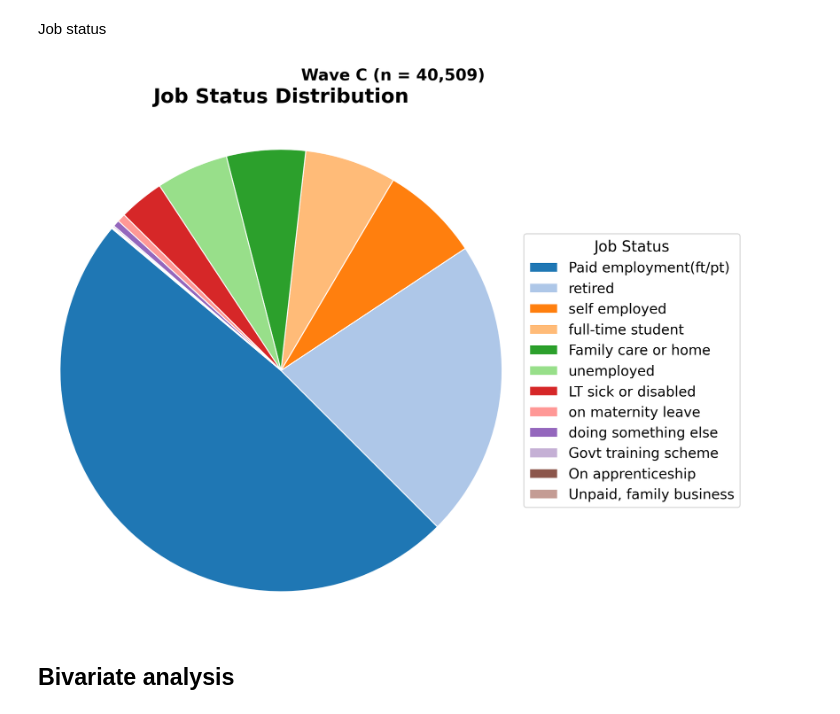
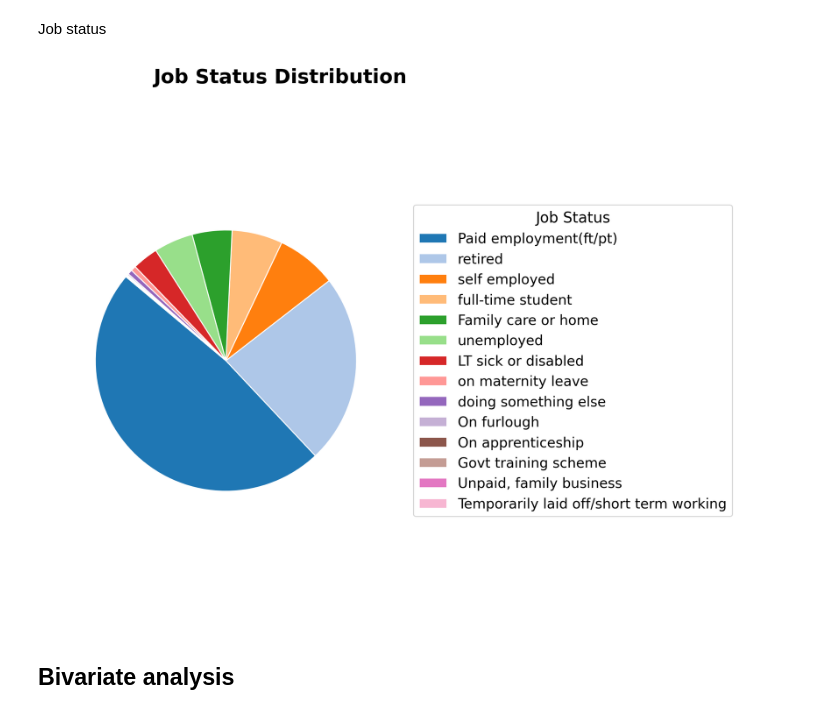
Before and after one commit to arikatz123/ukhls_informal_institutions_project, a Jupyter notebook: notebooks/refined_data_processing.ipynb, the cells around one changed output. Cells and saved outputs as stored; diff of their text form; code cells hidden in the pictures.

```diff
--- a/notebooks/refined_data_processing.ipynb
+++ b/notebooks/refined_data_processing.ipynb
@@ -60,5 +57,0 @@ Great! For now, I'll just use data from wave C, which has the highest number of
-# %%
-# Drop all waves except wave c
-
-df = df[df['wave'] == 'c']
-print("Shape after dropping waves:", df.shape)
@@ -365,36 +397,35 @@ Job status
 jb_counts = X['jbstat'].value_counts()
 jb_labels_sorted = jb_counts.index.astype(int)
 jb_sizes_sorted = jb_counts.values
 
 # Get value labels from meta
 jbstat_labelset = meta.variable_to_label.get('jbstat')
 jbstat_labels = meta.value_labels.get(jbstat_labelset, {})
 jb_labels_text = [jbstat_labels.get(code, str(code)) for code in jb_labels_sorted]
 
 from matplotlib import cm
 
 # Pie chart for job status: legend uses value labels from meta
 cmap = plt.get_cmap('tab20')
 pie_colors = [cmap(i) for i in range(len(jb_sizes_sorted))]
 
 plt.figure(figsize=(10, 8))
-plt.suptitle("Wave C (n = 40,509)", fontsize=16, weight='bold', y=0.97, ha='center')
 
 wedges, _ = plt.pie(
     jb_sizes_sorted,
     labels=None,
     startangle=140,
     colors=pie_colors,
     wedgeprops={'edgecolor': 'white', 'linewidth': 1}
 )
 
 plt.legend(wedges, jb_labels_text, title="Job Status", loc="center left", bbox_to_anchor=(1, 0.5), fontsize=14, title_fontsize=15)
-plt.title("Job Status Distribution", fontsize=20, weight='bold', pad=25, loc='center')
+plt.title("Job Status Distribution", fontsize=20, weight='bold', pad=25, loc='right')
 plt.axis("equal")
 plt.tight_layout()
 plt.show()
 # %% [output]
-[figure, old version]
+[figure, new version]
 # %% [markdown]
 ## Bivariate analysis
 # %% [markdown]
```
Also changed, not shown: parts of 26 cells of this notebook, 1 other file.
